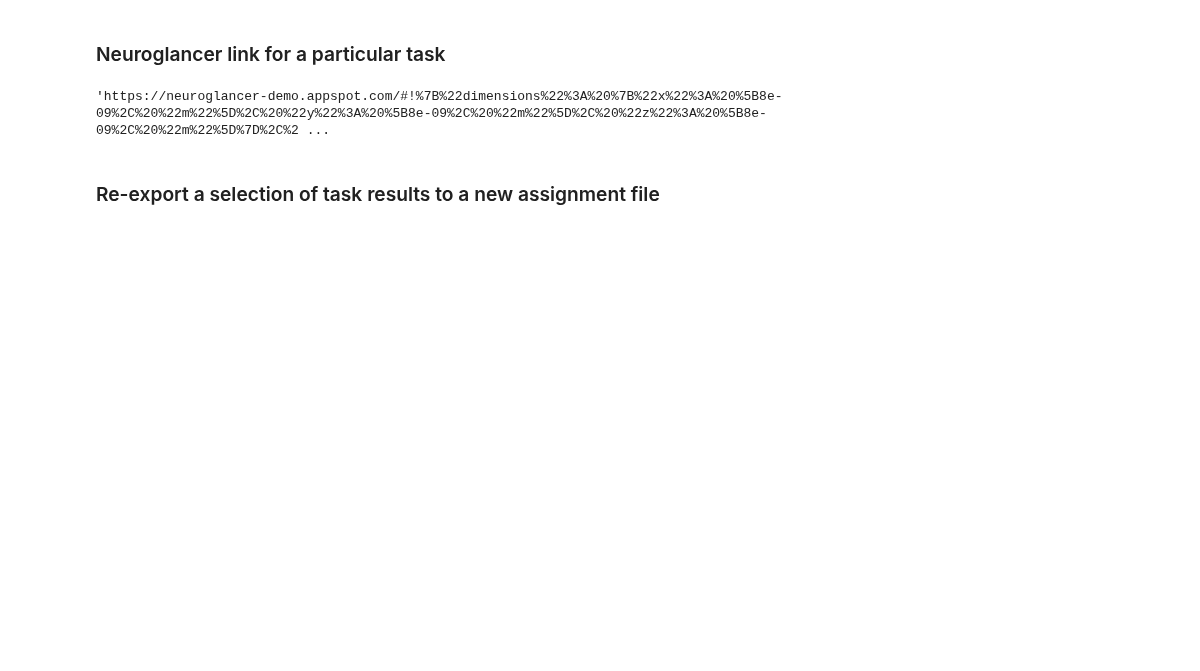
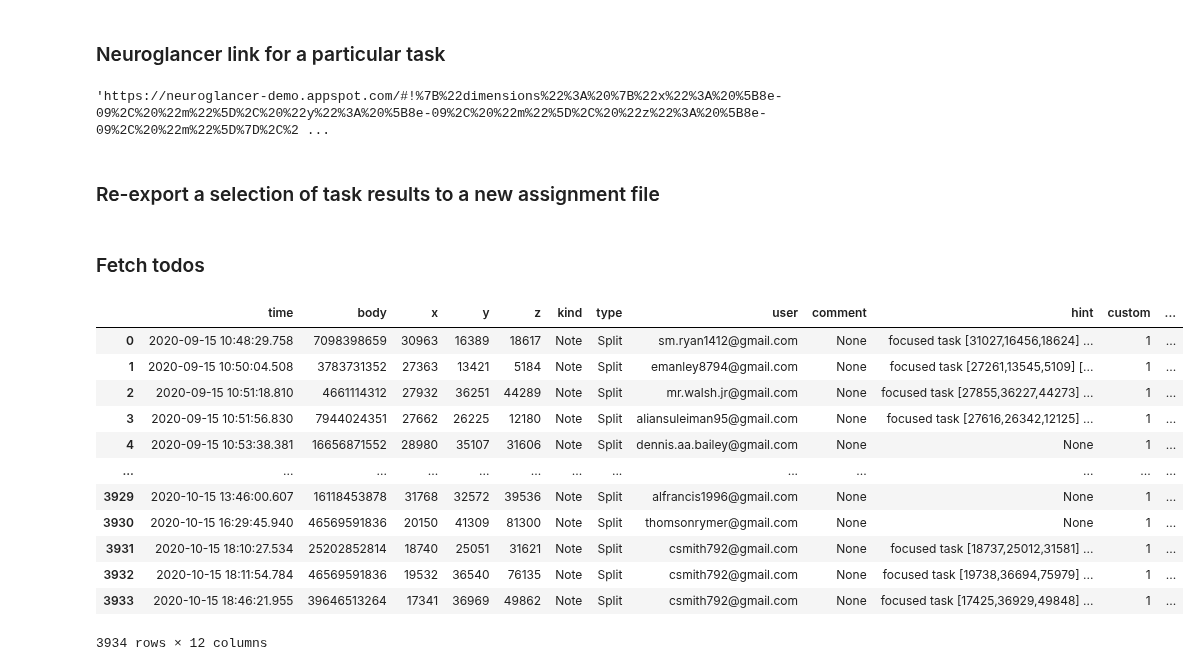
Before and after one commit to janelia-flyem/neuclease, a Jupyter notebook: notebooks/focused-decision-analysis.ipynb, the cells around one changed output. Cells and saved outputs as stored; diff of their text form; code cells hidden in the pictures; blank space fills up the shorter version.

```diff
--- a/notebooks/focused-decision-analysis.ipynb
+++ b/notebooks/focused-decision-analysis.ipynb
@@ -245,3 +351,37 @@ ng_link_for_row(decisions, 208151)
 ### Re-export a selection of task results to a new assignment file
 # %%
 _ = reexport_tasks_to_assignment(decisions.tail(10), path='/tmp/exported-assignment.json')
+# %% [markdown]
+### Fetch todos
+# %%
+todos = fetch_all_elements(*VNC_FOCUSED[:2], 'neuroglancer_todo', format='pandas')
+
+# Add column for body (fetch body labels from dvid)
+todos['body'] = fetch_labels(*VNC_SEG, todos[['z', 'y', 'x']].values)
+
+# Convert the timestamp from milliseconds to an actual date/time
+# Note: I'm not sure what timezone this produces...
+todos['time'] = [datetime.fromtimestamp(t) for t in todos['timestamp'].astype(int) / 1000]
+
+# Re-arrange columns
+cols = ['time', 'body', 'x', 'y', 'z', 'kind', 'type', 'user', 'comment', 'hint', 'custom', 'tags']
+todos = todos[cols]
+
+# Sort by time
+todos = todos.sort_values('time').reset_index(drop=True)
+# %%
+todos
+# %% [output]
+|  | time | body | x | y | z | kind | type | user | comment | hint | custom | ... |
+| 0 | 2020-09-15 10:48:29.758 | 7098398659 | 30963 | 16389 | 18617 | Note | Split | sm.ryan1412@gmail.com | None | focused task [31027,16456,18624] ... | 1 | ... |
+| 1 | 2020-09-15 10:50:04.508 | 3783731352 | 27363 | 13421 | 5184 | Note | Split | emanley8794@gmail.com | None | focused task [27261,13545,5109] [... | 1 | ... |
+| 2 | 2020-09-15 10:51:18.810 | 4661114312 | 27932 | 36251 | 44289 | Note | Split | mr.walsh.jr@gmail.com | None | focused task [27855,36227,44273] ... | 1 | ... |
+| 3 | 2020-09-15 10:51:56.830 | 7944024351 | 27662 | 26225 | 12180 | Note | Split | aliansuleiman95@gmail.com | None | focused task [27616,26342,12125] ... | 1 | ... |
+| 4 | 2020-09-15 10:53:38.381 | 16656871552 | 28980 | 35107 | 31606 | Note | Split | dennis.aa.bailey@gmail.com | None | None | 1 | ... |
+| ... | ... | ... | ... | ... | ... | ... | ... | ... | ... | ... | ... | ... |
+| 3929 | 2020-10-15 13:46:00.607 | 16118453878 | 31768 | 32572 | 39536 | Note | Split | alfrancis1996@gmail.com | None | None | 1 | ... |
+| 3930 | 2020-10-15 16:29:45.940 | 46569591836 | 20150 | 41309 | 81300 | Note | Split | thomsonrymer@gmail.com | None | None | 1 | ... |
+| 3931 | 2020-10-15 18:10:27.534 | 25202852814 | 18740 | 25051 | 31621 | Note | Split | csmith792@gmail.com | None | focused task [18737,25012,31581] ... | 1 | ... |
+| 3932 | 2020-10-15 18:11:54.784 | 46569591836 | 19532 | 36540 | 76135 | Note | Split | csmith792@gmail.com | None | focused task [19738,36694,75979] ... | 1 | ... |
+| 3933 | 2020-10-15 18:46:21.955 | 39646513264 | 17341 | 36969 | 49862 | Note | Split | csmith792@gmail.com | None | focused task [17425,36929,49848] ... | 1 | ... |
+3934 rows × 12 columns
```
Also changed, not shown: parts of 20 cells of this notebook.
